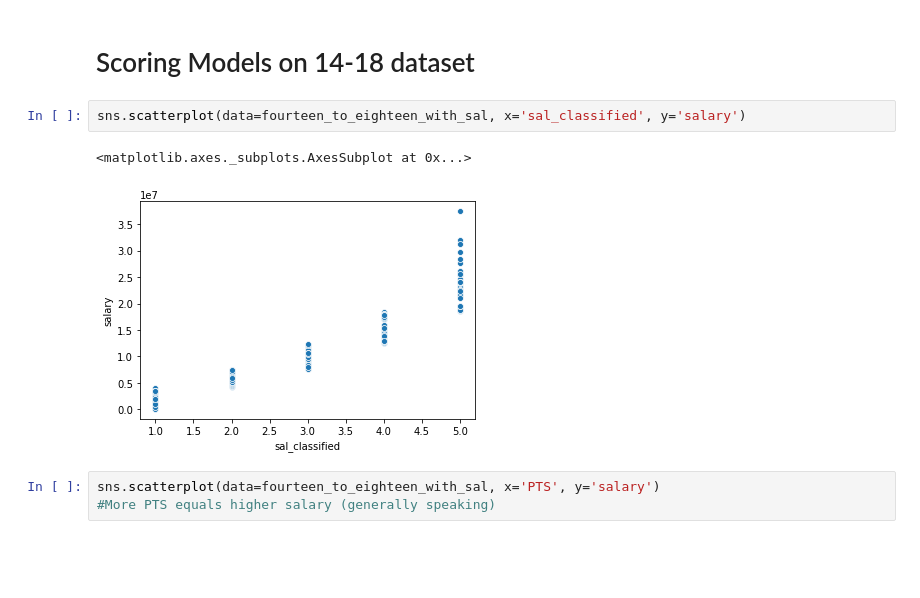
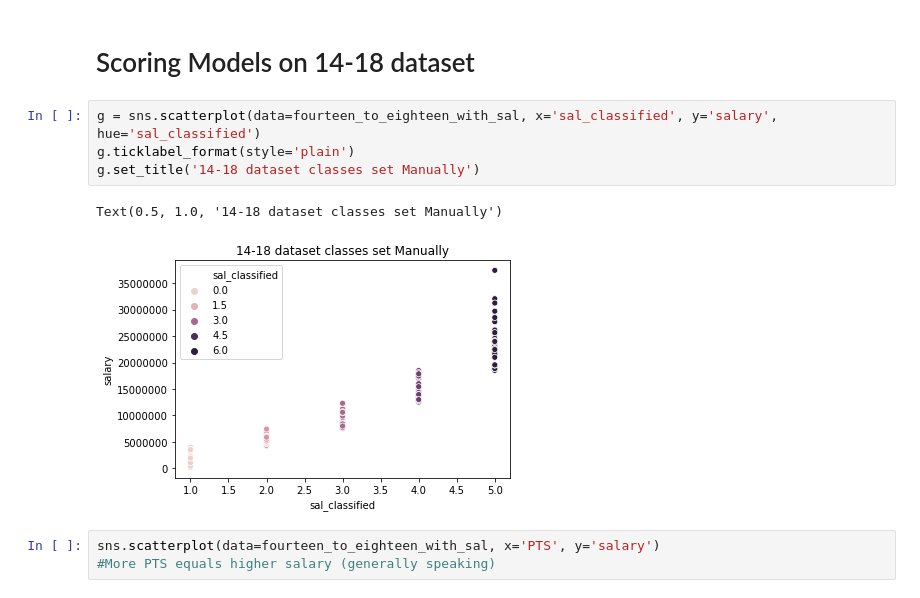
Before and after one commit to dkeyer/NBA_salary_predictor, a Jupyter notebook: 4.Classification_Modeling.ipynb, the cells around one changed output. Cells and saved outputs as stored; diff of their text form; blank space fills up the shorter version.

```diff
--- a/4.Classification_Modeling.ipynb
+++ b/4.Classification_Modeling.ipynb
@@ -418,10 +367,12 @@ test score is 0.5733333333333334
 # %% [markdown]
 # Scoring Models on 14-18 dataset
 # %%
-sns.scatterplot(data=fourteen_to_eighteen_with_sal, x='sal_classified', y='salary')
+g = sns.scatterplot(data=fourteen_to_eighteen_with_sal, x='sal_classified', y='salary', hue='sal_classified')
+g.ticklabel_format(style='plain')
+g.set_title('14-18 dataset classes set Manually')
 # %% [output]
-<matplotlib.axes._subplots.AxesSubplot at 0x...>
+Text(0.5, 1.0, '14-18 dataset classes set Manually')
-[figure, old version]
+[figure, new version]
 # %%
 sns.scatterplot(data=fourteen_to_eighteen_with_sal, x='PTS', y='salary')
 #More PTS equals higher salary (generally speaking)
```
Also changed, not shown: parts of 46 cells of this notebook.
